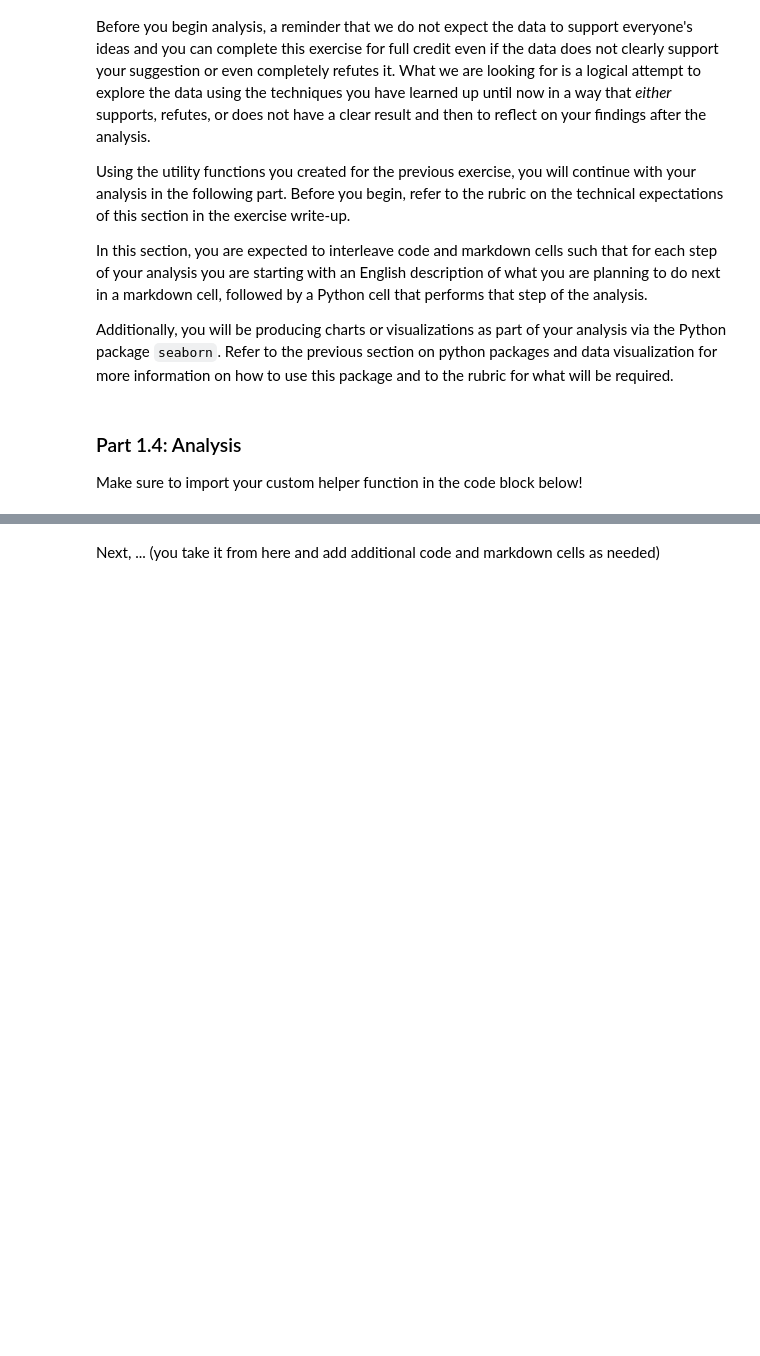
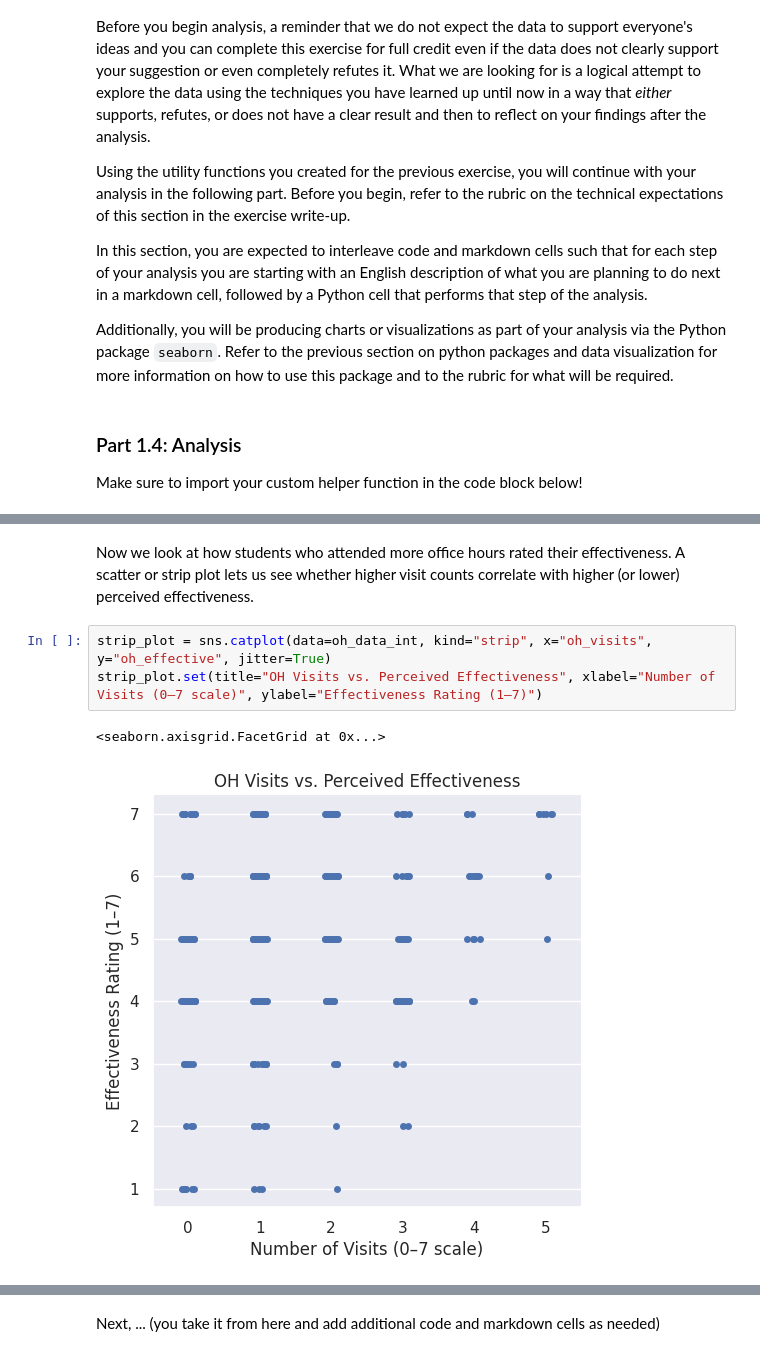
Before and after one commit to gfmauch/comp110-26s-workspace, a Jupyter notebook: exercises/ex09/analysis.ipynb, the cells around one changed output, grey strips where cells are left out. Drawn from its saved outputs; the diff is of its cells as text; blank space fills up the shorter version.

```diff
--- a/exercises/ex09/analysis.ipynb
+++ b/exercises/ex09/analysis.ipynb
@@ -393,0 +430,8 @@ Make sure to import your custom helper function in the code block below!
+# %% [markdown]
+Now we look at how students who attended more office hours rated their effectiveness. A scatter or strip plot lets us see whether higher visit counts correlate with higher (or lower) perceived effectiveness.
+# %%
+strip_plot = sns.catplot(data=oh_data_int, kind="strip", x="oh_visits", y="oh_effective", jitter=True)
+strip_plot.set(title="OH Visits vs. Perceived Effectiveness", xlabel="Number of Visits (0–7 scale)", ylabel="Effectiveness Rating (1–7)")
+# %% [output]
+<seaborn.axisgrid.FacetGrid at 0x...>
+[figure, added]
```
Also changed, not shown: parts of 6 cells of this notebook.
